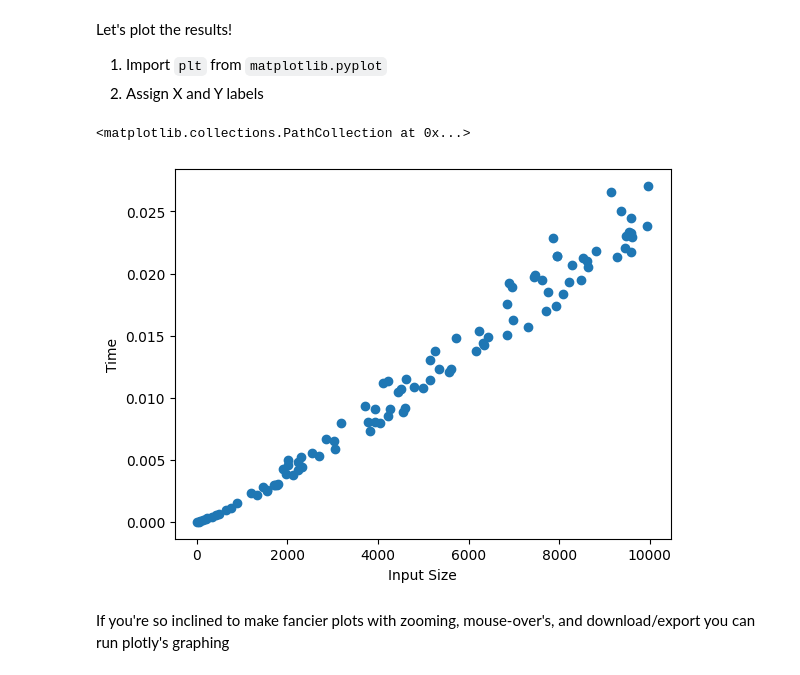
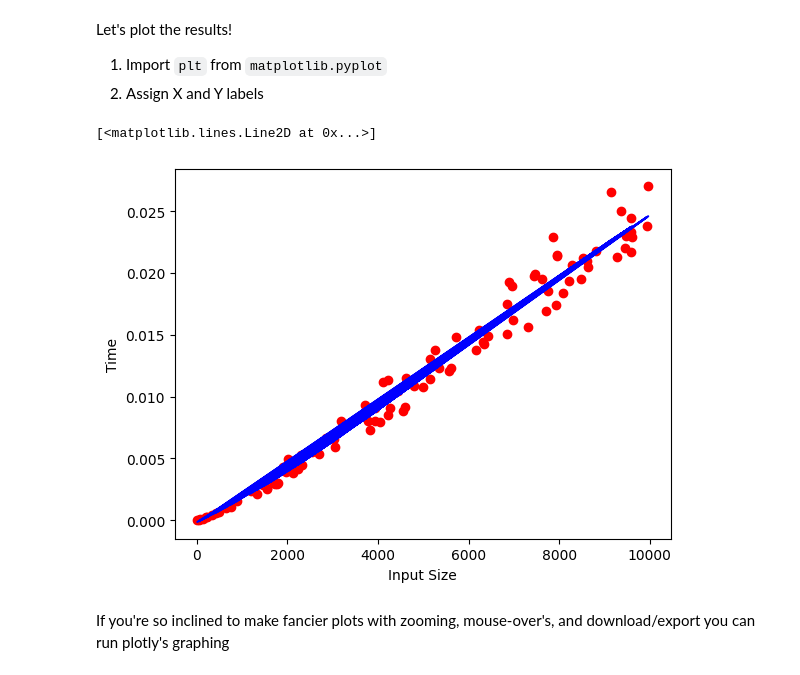
Before and after one commit to TobiahRex/algorist-toolbox, a Jupyter notebook: plot_time_complexity.ipynb, the cells around one changed output. Saved outputs shown, nothing was run; the diff lists cells and outputs as text; code cells hidden in the pictures.

```diff
--- a/plot_time_complexity.ipynb
+++ b/plot_time_complexity.ipynb
@@ -34,14 +34,20 @@ Let's plot the results!
 1. Import `plt` from `matplotlib.pyplot`
 2. Assign X and Y labels
 # %%
+import numpy as np
+
+
 import matplotlib.pyplot as plot
 %matplotlib inline
 plot.xlabel('Input Size')
 plot.ylabel('Time')
-plot.scatter(input_size, times)
+
+p = np.poly1d(np.polyfit(input_size, times, 5))
+plot.plot(input_size, times, 'or')
+plot.plot(input_size, [p(n) for n in input_size], '-b')
 # %% [output]
-<matplotlib.collections.PathCollection at 0x...>
+[<matplotlib.lines.Line2D at 0x...>]
-[figure, old version]
+[figure, new version]
 # %% [markdown]
 If you're so inclined to make fancier plots with zooming, mouse-over's, and download/export you can run plotly's graphing
 # %%
```
Also changed, not shown: parts of 2 cells of this notebook, 4 other files.
